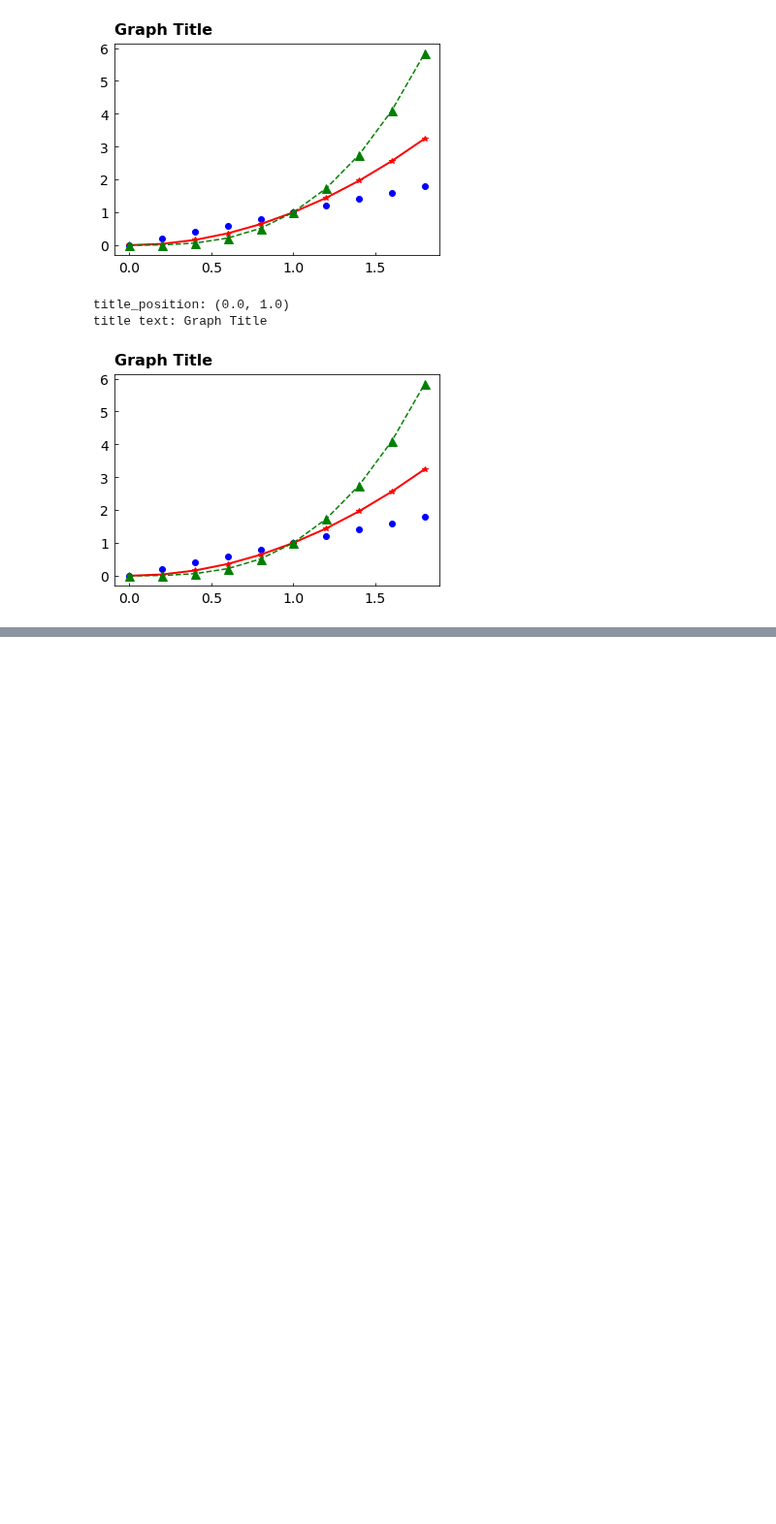
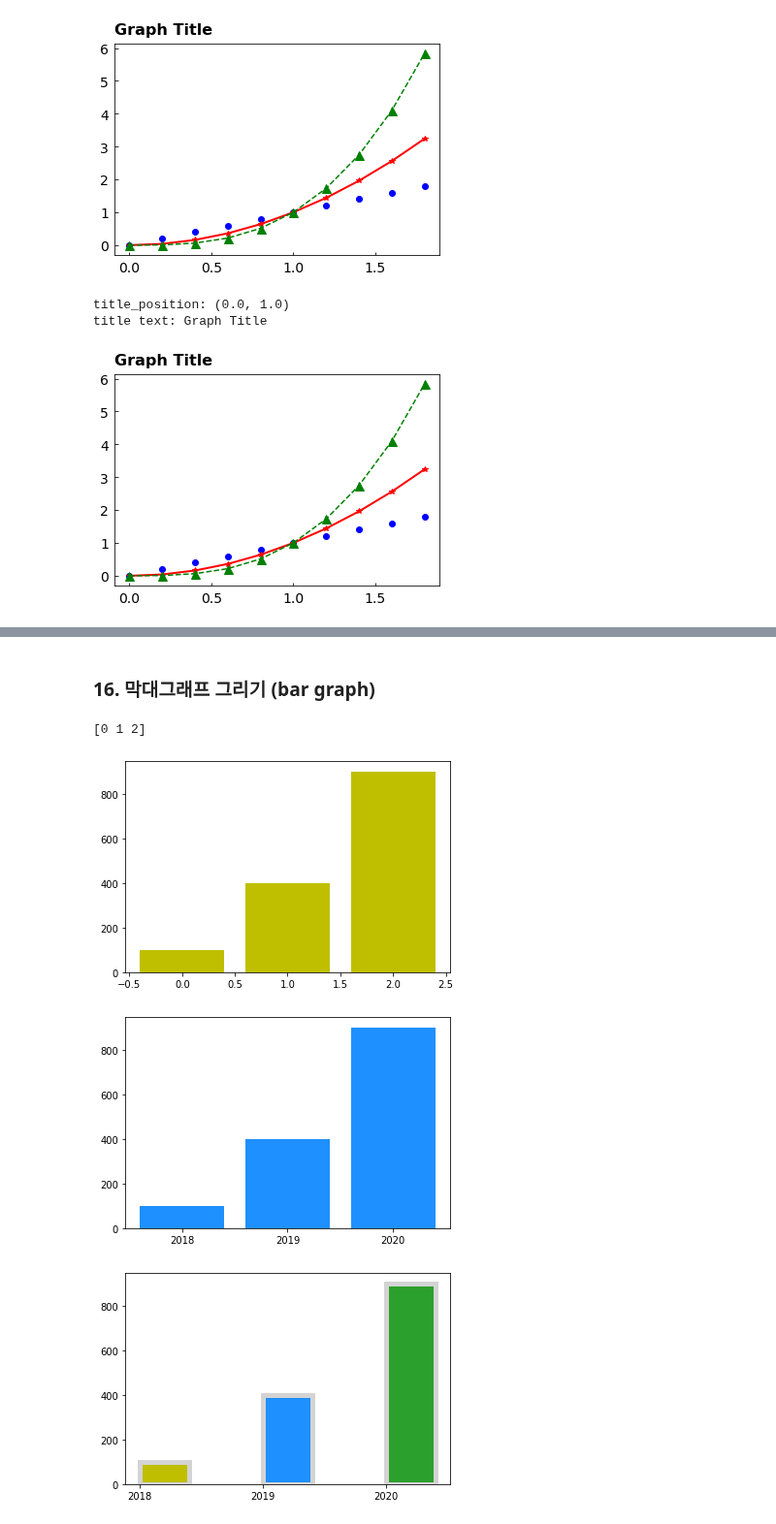
Before and after one commit to johyunkang/adp_certificate, a Jupyter notebook: visual_matplotlib.ipynb, the cells around one changed output, grey strips where cells are left out. Shown at 97% size. Saved outputs shown, nothing was run; the diff lists cells and outputs as text; code cells hidden in the pictures; blank space fills up the shorter version.

```diff
--- a/visual_matplotlib.ipynb
+++ b/visual_matplotlib.ipynb
@@ -463,0 +497,34 @@ title text: Graph Title
+# %% [markdown]
+### 16. 막대그래프 그리기 (bar graph)
+# %%
+import matplotlib.pyplot as plt
+import numpy as np
+
+x = np.arange(3)
+print(x)
+
+years = ['2018', '2019', '2020']
+values = [100, 400, 900]
+
+plt.bar(x, values, color='y')
+# plt.xticks(x, years)
+plt.show()
+
+plt.bar(x, values)
+plt.bar(x, values, color='dodgerblue')
+plt.xticks(x, years)
+plt.show()
+
+colors = ['y', 'dodgerblue', 'C2']
+# width 디폴트 값은 0.8
+# align : 눈금과 막대의 위치 조정 (디폴트 값은 center)
+# edgecolor : 막대 테두리 색, linewidth : 테두리의 두께 지정
+# tick_label : 리스트 또는 어레이 형태로 지정하면, 틱에 문자열을 순서대로 나타낼 수 있음
+plt.bar(years, values, color=colors, width=0.4, align='edge', edgecolor='lightgray', linewidth=5, tick_label=years)
+# plt.xticks(x, years)
+plt.show()
+# %% [output]
+[0 1 2]
+[figure, added]
+[figure, added]
+[figure, added]
```
Also changed, not shown: parts of 10 cells of this notebook.
